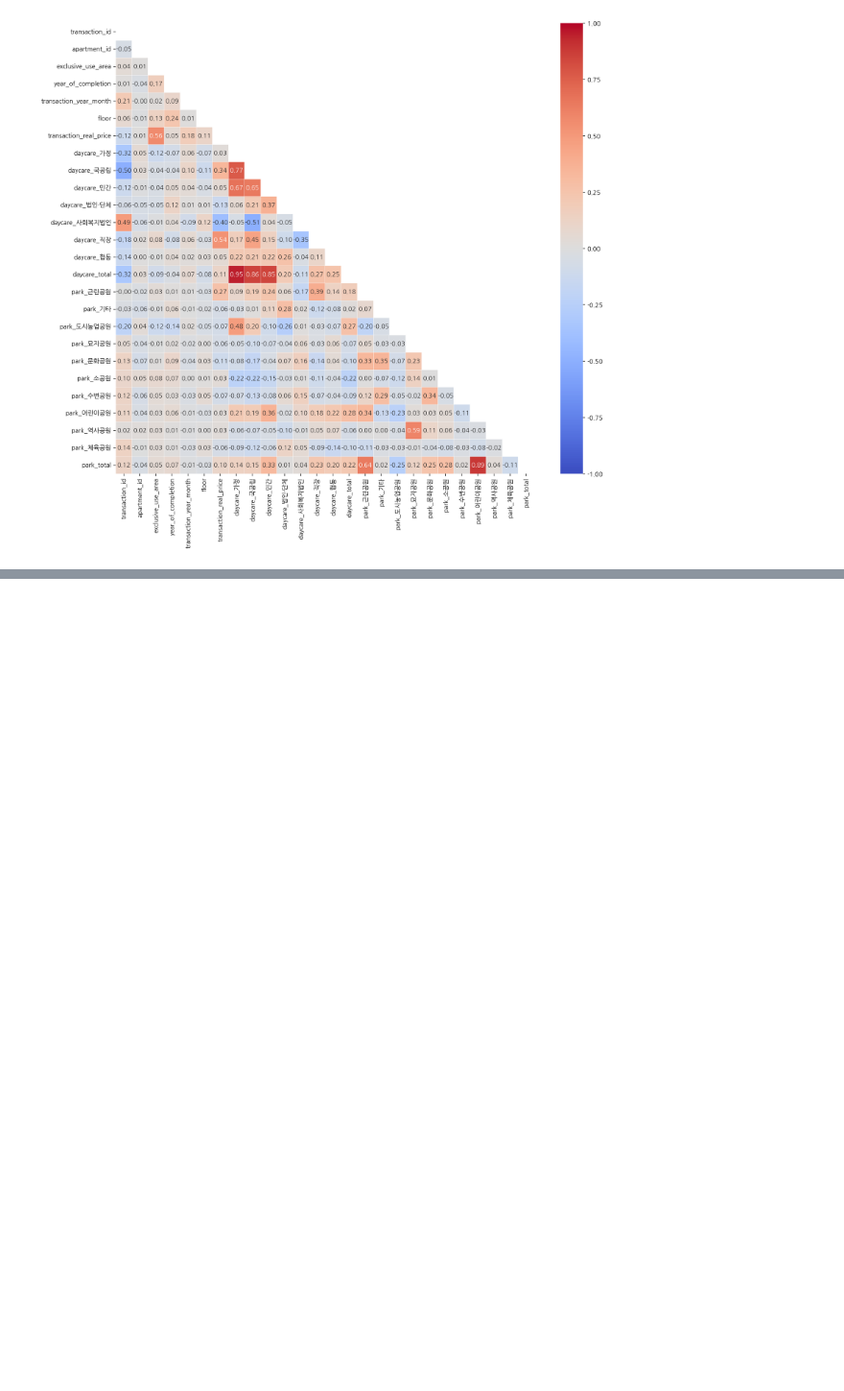
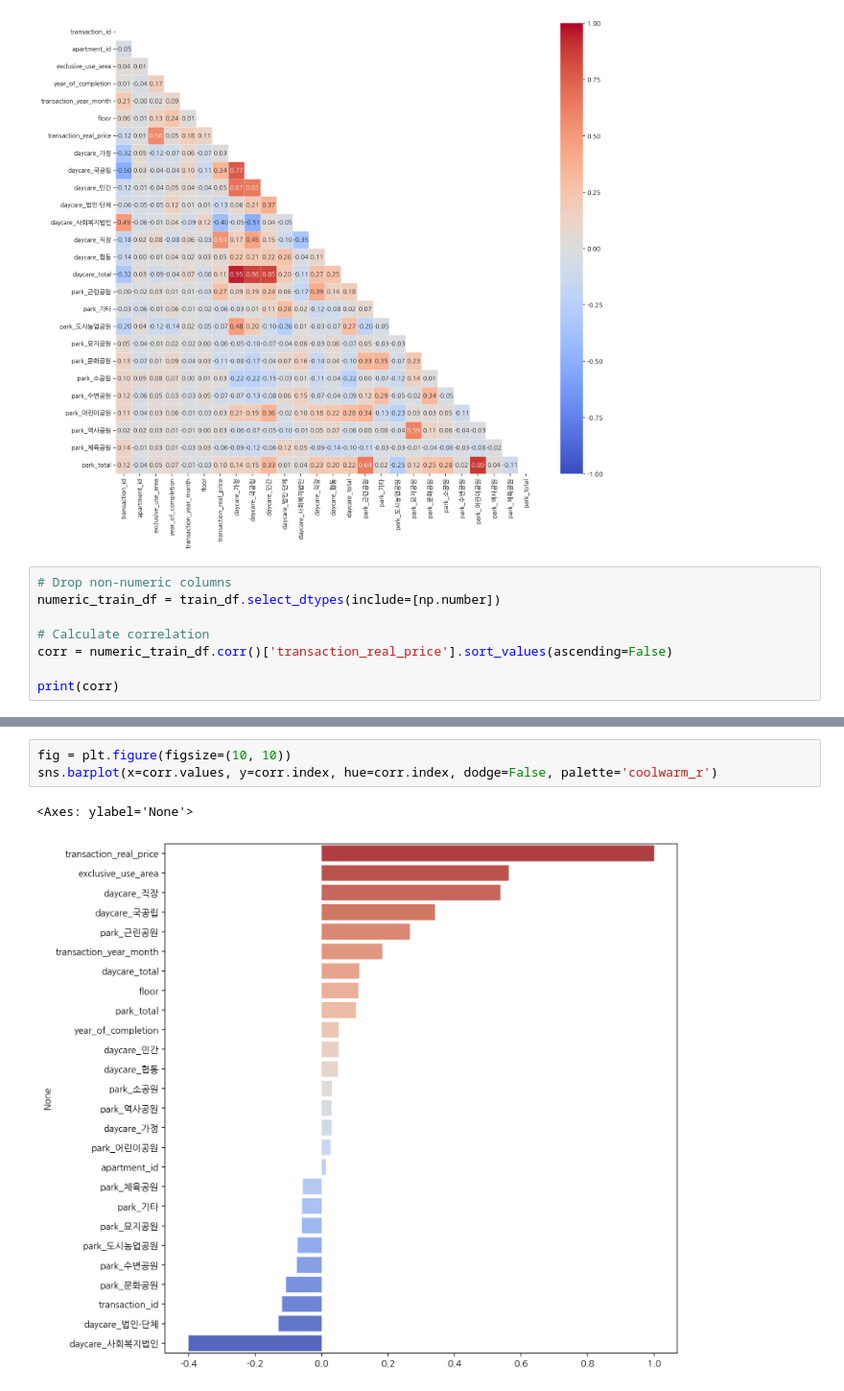
Before and after one commit to Orderlee/aiffel_datathon, a Jupyter notebook: 정광용/apt_정광용.ipynb, the cells around one changed output, grey strips where cells are left out. Shown at 96% size. Drawn from its saved outputs; the diff is of its cells as text; blank space fills up the shorter version.

```diff
--- a/정광용/apt_정광용.ipynb
+++ b/정광용/apt_정광용.ipynb
@@ -224,3 +224,11 @@ sns.heatmap(corr, annot=True, fmt='.2f', cmap='coolwarm', linewidths=0.2, vmin =
 # %% [output]
 <Axes: >
 [figure]
+# %%
+# Drop non-numeric columns
+numeric_train_df = train_df.select_dtypes(include=[np.number])
+
+# Calculate correlation
+corr = numeric_train_df.corr()['transaction_real_price'].sort_values(ascending=False)
+
+print(corr)
@@ -226,0 +253,6 @@ sns.heatmap(corr, annot=True, fmt='.2f', cmap='coolwarm', linewidths=0.2, vmin =
+# %%
+fig = plt.figure(figsize=(10, 10))
+sns.barplot(x=corr.values, y=corr.index, hue=corr.index, dodge=False, palette='coolwarm_r')
+# %% [output]
+<Axes: ylabel='None'>
+[figure, added]
```
Also changed, not shown: parts of 1 cell of this notebook.
